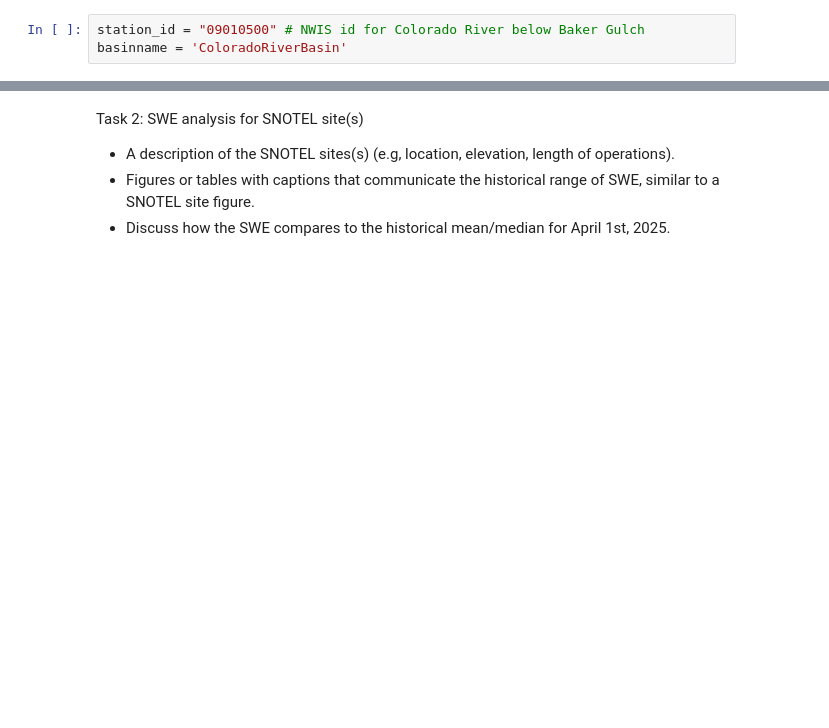
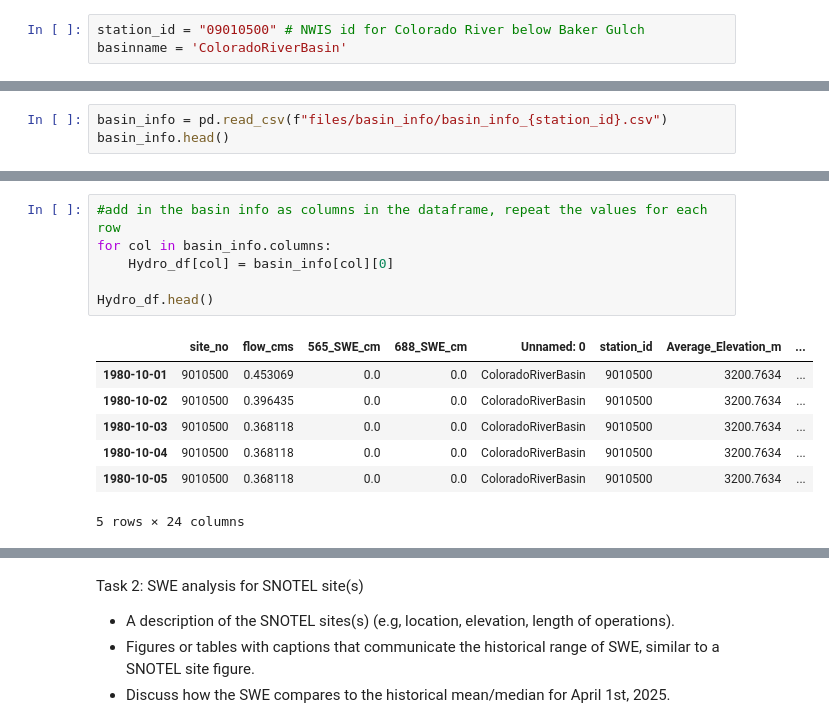
Before and after one commit to jhammond1234/Hydro-Assignment-2, a Jupyter notebook: HydroDF_Analysis.ipynb, the cells around one changed output, grey strips where cells are left out. Cells and saved outputs as stored; diff of their text form; blank space fills up the shorter version.

```diff
--- a/HydroDF_Analysis.ipynb
+++ b/HydroDF_Analysis.ipynb
@@ -15,0 +82,3 @@ basinname = 'ColoradoRiverBasin'
+# %%
+basin_info = pd.read_csv(f"files/basin_info/basin_info_{station_id}.csv")
+basin_info.head()
@@ -15,0 +125,14 @@ basinname = 'ColoradoRiverBasin'
+# %%
+#add in the basin info as columns in the dataframe, repeat the values for each row
+for col in basin_info.columns:
+    Hydro_df[col] = basin_info[col][0]
+
+Hydro_df.head()
+# %% [output]
+|  | site_no | flow_cms | 565_SWE_cm | 688_SWE_cm | Unnamed: 0 | station_id | Average_Elevation_m | ... |
+| 1980-10-01 | 9010500 | 0.453069 | 0.0 | 0.0 | ColoradoRiverBasin | 9010500 | 3200.7634 | ... |
+| 1980-10-02 | 9010500 | 0.396435 | 0.0 | 0.0 | ColoradoRiverBasin | 9010500 | 3200.7634 | ... |
+| 1980-10-03 | 9010500 | 0.368118 | 0.0 | 0.0 | ColoradoRiverBasin | 9010500 | 3200.7634 | ... |
+| 1980-10-04 | 9010500 | 0.368118 | 0.0 | 0.0 | ColoradoRiverBasin | 9010500 | 3200.7634 | ... |
+| 1980-10-05 | 9010500 | 0.368118 | 0.0 | 0.0 | ColoradoRiverBasin | 9010500 | 3200.7634 | ... |
+5 rows × 24 columns
```
Also changed, not shown: parts of 12 cells of this notebook, 4 other files.
